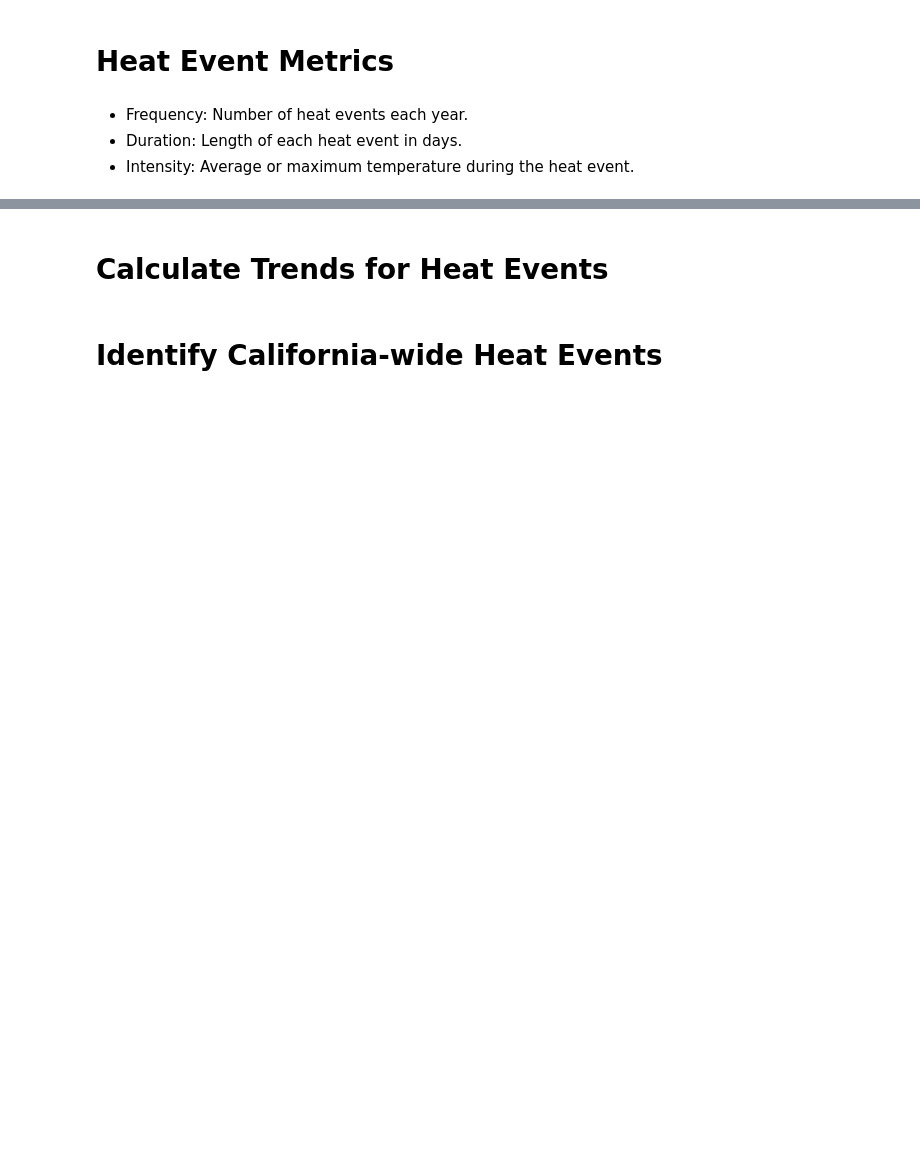
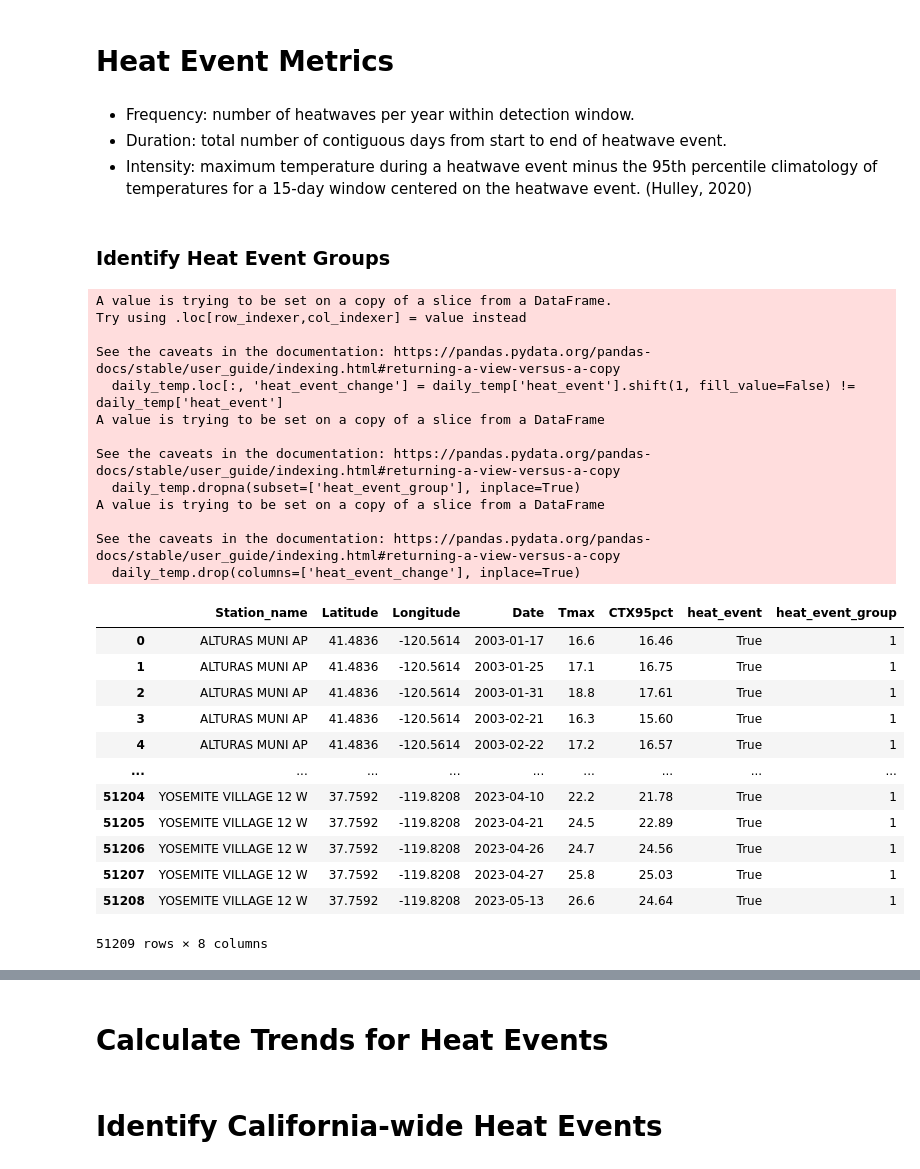
Before and after one commit to lizbethkr/PHIT-Project-1, a Jupyter notebook: notebooks/05_heat_identification.ipynb, the cells around one changed output, grey strips where cells are left out. Saved outputs shown, nothing was run; the diff lists cells and outputs as text; code cells hidden in the pictures; blank space fills up the shorter version.

```diff
--- a/notebooks/05_heat_identification.ipynb
+++ b/notebooks/05_heat_identification.ipynb
@@ -46,2 +52,8 @@ Processed file: CA_2023_clean.csv
+# %%
+CA_stations_dfs['datetime'] = pd.to_datetime(CA_stations_dfs['datetime'])
+CA_stations_dfs['Date'] = CA_stations_dfs['datetime'].dt.date
+
+# Calculate daily maximum and minimum temperatures
+daily_temp = CA_stations_dfs.groupby(['Station_name', 'Latitude', 'Longitude', 'Date']).agg( Tmax =('Temperature', 'max')).reset_index()
 # %% [markdown]
 # Identify Heat Events
@@ -47,0 +62,6 @@ Processed file: CA_2023_clean.csv
+# %%
+def calc_rolling_percentile(series, window_size=15, percentile=95):
+    return series.rolling(window=window_size, center=False).quantile(percentile / 100)
+
+# Calculate 95th percentile of daily maximum and minimum temperatures
+daily_temp['CTX95pct'] = daily_temp.groupby('Station_name')['Tmax'].apply(calc_rolling_percentile).reset_index(drop=True)
@@ -47,0 +70,3 @@ Processed file: CA_2023_clean.csv
+# %%
+# Identify heat events based on 95th percentile of daily maximum and minimum temperatures
+daily_temp['heat_event'] = daily_temp['Tmax'] > daily_temp['CTX95pct']
@@ -48,6 +82,50 @@ Processed file: CA_2023_clean.csv
 # %% [markdown]
 # Heat Event Metrics
-# %% [markdown]
-* Frequency: Number of heat events each year.
-* Duration: Length of each heat event in days.
-* Intensity: Average or maximum temperature during the heat event.
+# %% [markdown]
+* Frequency: number of heatwaves per year within detection window.
+* Duration: total number of contiguous days from start to end of heatwave event.
+* Intensity: maximum temperature during a heatwave event minus the 95th percentile climatology of temperatures for a 15-day window centered on the heatwave event.
+(Hulley, 2020)
+# %% [markdown]
+### Identify Heat Event Groups
+# %%
+daily_temp.loc[:, 'heat_event_change'] = daily_temp['heat_event'].shift(1, fill_value=False) != daily_temp['heat_event']
+
+daily_temp.loc[:, 'heat_event_group'] = (daily_temp['heat_event_change'] & daily_temp['heat_event']).cumsum()
+
+daily_temp.loc[:, 'heat_event_group'] = daily_temp['heat_event_group'].where(daily_temp['heat_event'], np.nan).ffill()
+daily_temp.dropna(subset=['heat_event_group'], inplace=True)
+
+daily_temp.drop(columns=['heat_event_change'], inplace=True)
+
+valid_groups = daily_temp.groupby('heat_event_group').filter(lambda x: len(x) >= 3)
+valid_groups.reset_index(drop=True, inplace=True)
+
+valid_groups
+# %% [output]
+A value is trying to be set on a copy of a slice from a DataFrame.
+Try using .loc[row_indexer,col_indexer] = value instead
+
+See the caveats in the documentation: https://pandas.pydata.org/pandas-docs/stable/user_guide/indexing.html#returning-a-view-versus-a-copy
+  daily_temp.loc[:, 'heat_event_change'] = daily_temp['heat_event'].shift(1, fill_value=False) != daily_temp['heat_event']
+A value is trying to be set on a copy of a slice from a DataFrame
+
+See the caveats in the documentation: https://pandas.pydata.org/pandas-docs/stable/user_guide/indexing.html#returning-a-view-versus-a-copy
+  daily_temp.dropna(subset=['heat_event_group'], inplace=True)
+A value is trying to be set on a copy of a slice from a DataFrame
+
+See the caveats in the documentation: https://pandas.pydata.org/pandas-docs/stable/user_guide/indexing.html#returning-a-view-versus-a-copy
+  daily_temp.drop(columns=['heat_event_change'], inplace=True)
+|  | Station_name | Latitude | Longitude | Date | Tmax | CTX95pct | heat_event | heat_event_group |
+| 0 | ALTURAS MUNI AP | 41.4836 | -120.5614 | 2003-01-17 | 16.6 | 16.46 | True | 1 |
+| 1 | ALTURAS MUNI AP | 41.4836 | -120.5614 | 2003-01-25 | 17.1 | 16.75 | True | 1 |
+| 2 | ALTURAS MUNI AP | 41.4836 | -120.5614 | 2003-01-31 | 18.8 | 17.61 | True | 1 |
+| 3 | ALTURAS MUNI AP | 41.4836 | -120.5614 | 2003-02-21 | 16.3 | 15.60 | True | 1 |
+| 4 | ALTURAS MUNI AP | 41.4836 | -120.5614 | 2003-02-22 | 17.2 | 16.57 | True | 1 |
+| ... | ... | ... | ... | ... | ... | ... | ... | ... |
+| 51204 | YOSEMITE VILLAGE 12 W | 37.7592 | -119.8208 | 2023-04-10 | 22.2 | 21.78 | True | 1 |
+| 51205 | YOSEMITE VILLAGE 12 W | 37.7592 | -119.8208 | 2023-04-21 | 24.5 | 22.89 | True | 1 |
+| 51206 | YOSEMITE VILLAGE 12 W | 37.7592 | -119.8208 | 2023-04-26 | 24.7 | 24.56 | True | 1 |
+| 51207 | YOSEMITE VILLAGE 12 W | 37.7592 | -119.8208 | 2023-04-27 | 25.8 | 25.03 | True | 1 |
+| 51208 | YOSEMITE VILLAGE 12 W | 37.7592 | -119.8208 | 2023-05-13 | 26.6 | 24.64 | True | 1 |
+51209 rows × 8 columns
```
Also changed, not shown: parts of 9 cells of this notebook, 1 other file.
